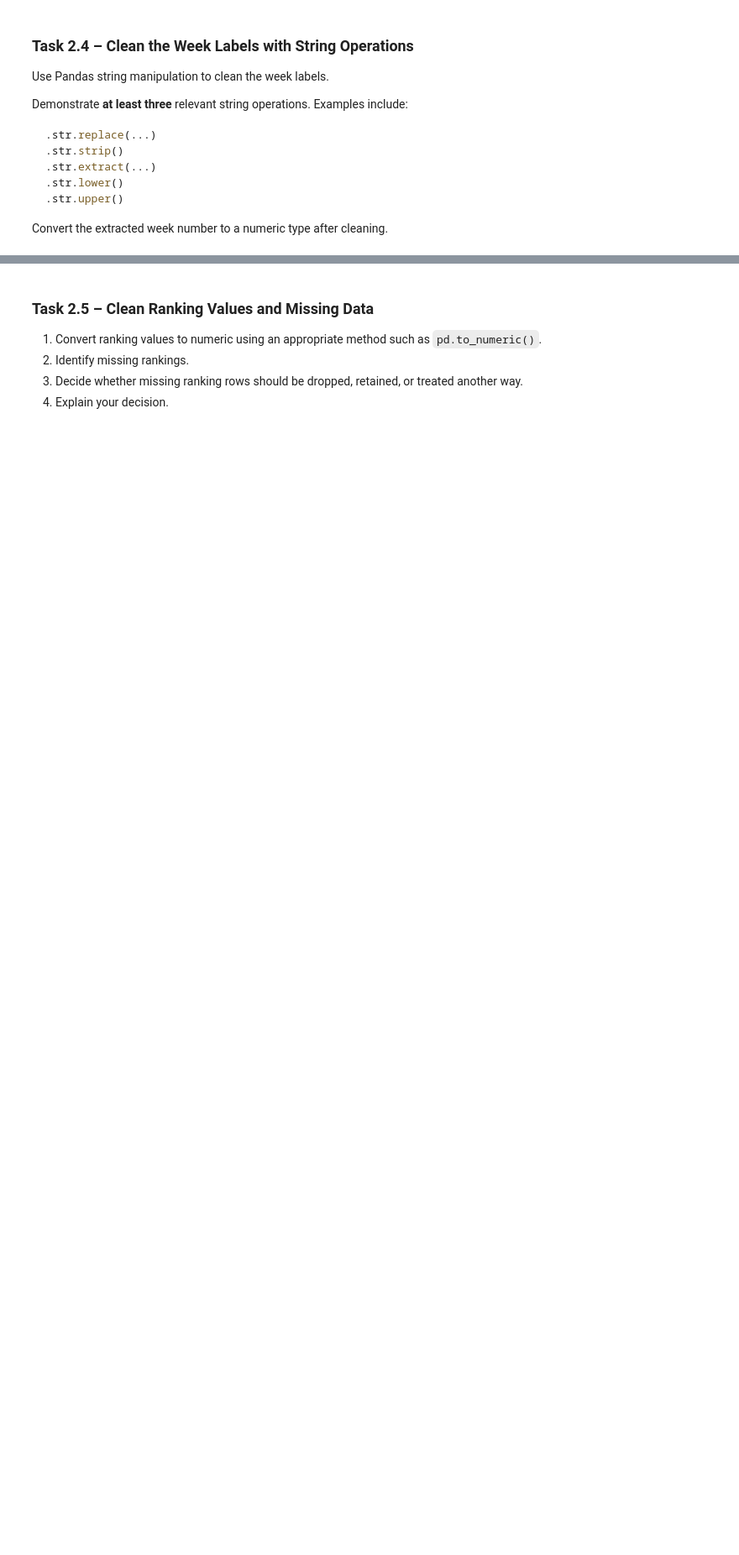
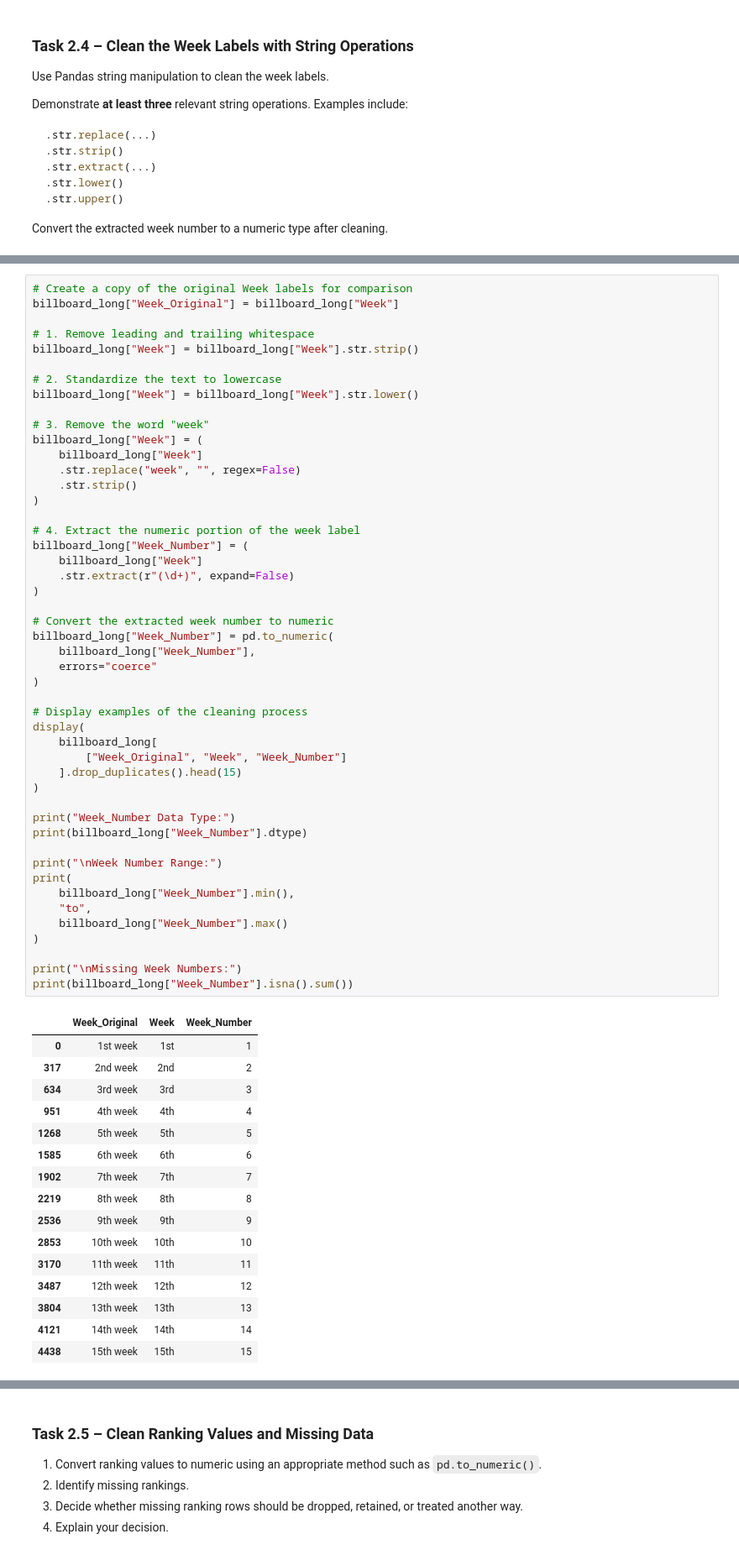
Before and after one commit to UbaidUllah777/Lab-2---Tidying-Cleaning-Imputation-and-Outlier-Detection, a Jupyter notebook: week5Lab.ipynb, the cells around one changed output, grey strips where cells are left out. Shown at 84% size. Cells and saved outputs as stored; diff of their text form; blank space fills up the shorter version.

```diff
--- a/week5Lab.ipynb
+++ b/week5Lab.ipynb
@@ -647,0 +643,65 @@ Convert the extracted week number to a numeric type after cleaning.
+# %%
+# Create a copy of the original Week labels for comparison
+billboard_long["Week_Original"] = billboard_long["Week"]
+
+# 1. Remove leading and trailing whitespace
+billboard_long["Week"] = billboard_long["Week"].str.strip()
+
+# 2. Standardize the text to lowercase
+billboard_long["Week"] = billboard_long["Week"].str.lower()
+
+# 3. Remove the word "week"
+billboard_long["Week"] = (
+    billboard_long["Week"]
+    .str.replace("week", "", regex=False)
+    .str.strip()
+)
+
+# 4. Extract the numeric portion of the week label
+billboard_long["Week_Number"] = (
+    billboard_long["Week"]
+    .str.extract(r"(\d+)", expand=False)
+)
+
+# Convert the extracted week number to numeric
+billboard_long["Week_Number"] = pd.to_numeric(
+    billboard_long["Week_Number"],
+    errors="coerce"
+)
+
+# Display examples of the cleaning process
+display(
+    billboard_long[
+        ["Week_Original", "Week", "Week_Number"]
+    ].drop_duplicates().head(15)
+)
+
+print("Week_Number Data Type:")
+print(billboard_long["Week_Number"].dtype)
+
+print("\nWeek Number Range:")
+print(
+    billboard_long["Week_Number"].min(),
+    "to",
+    billboard_long["Week_Number"].max()
+)
+
+print("\nMissing Week Numbers:")
+print(billboard_long["Week_Number"].isna().sum())
+# %% [output]
+|  | Week_Original | Week | Week_Number |
+| 0 | 1st week | 1st | 1 |
+| 317 | 2nd week | 2nd | 2 |
+| 634 | 3rd week | 3rd | 3 |
+| 951 | 4th week | 4th | 4 |
+| 1268 | 5th week | 5th | 5 |
+| 1585 | 6th week | 6th | 6 |
+| 1902 | 7th week | 7th | 7 |
+| 2219 | 8th week | 8th | 8 |
+| 2536 | 9th week | 9th | 9 |
+| 2853 | 10th week | 10th | 10 |
+| 3170 | 11th week | 11th | 11 |
+| 3487 | 12th week | 12th | 12 |
+| 3804 | 13th week | 13th | 13 |
+| 4121 | 14th week | 14th | 14 |
+| 4438 | 15th week | 15th | 15 |
```
Also changed, not shown: parts of 11 cells of this notebook.
